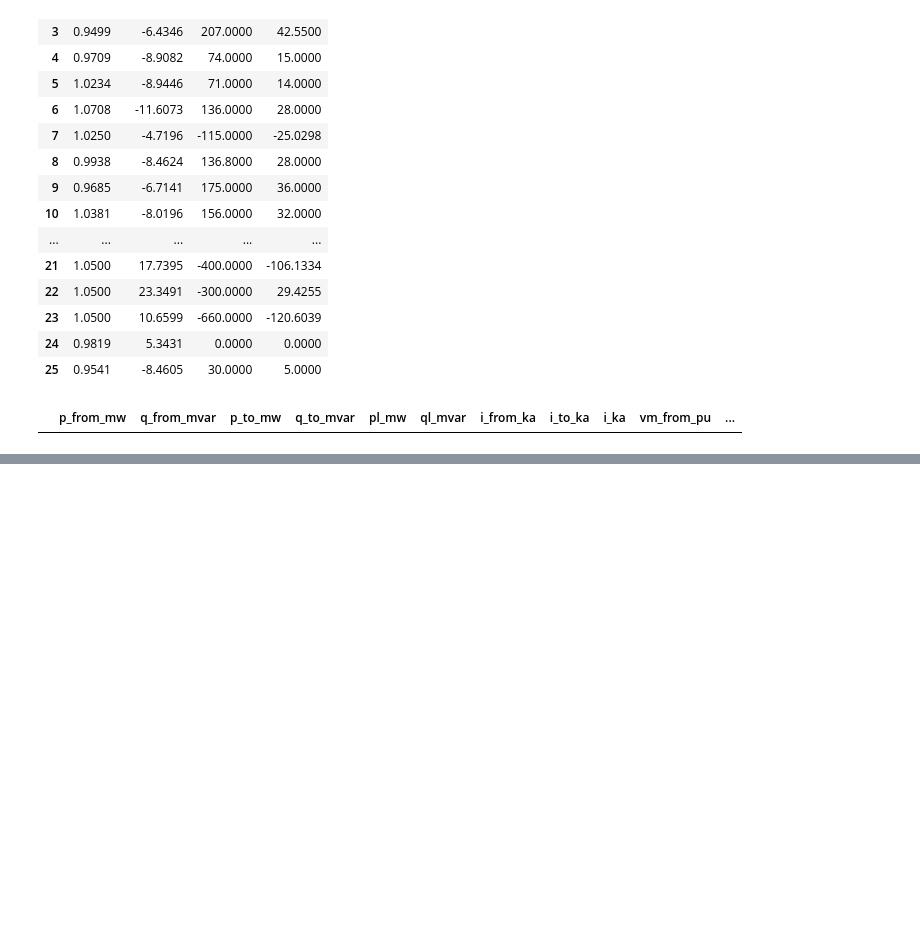
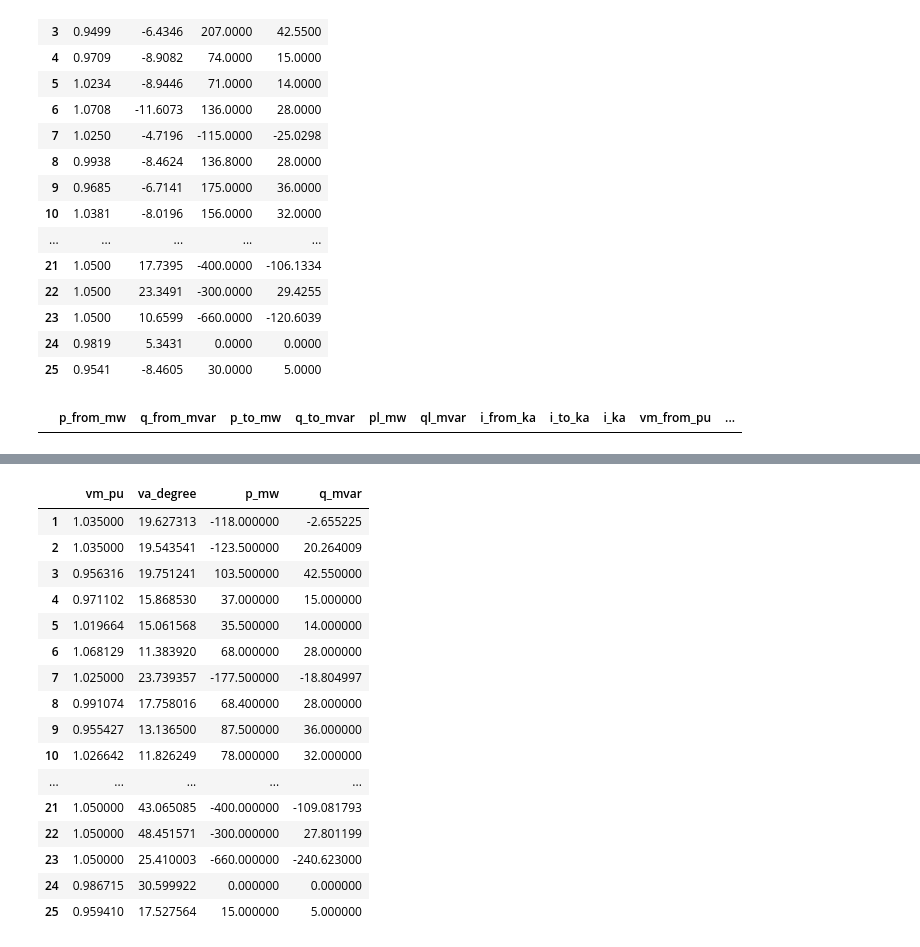
Before and after one commit to kwoong2001/pyomoatoz, a Jupyter notebook: nthPractice/pandapower/case25.ipynb, the cells around one changed output, grey strips where cells are left out. Saved outputs shown, nothing was run; the diff lists cells and outputs as text; code cells hidden in the pictures; blank space fills up the shorter version.

```diff
--- a/nthPractice/pandapower/case25.ipynb
+++ b/nthPractice/pandapower/case25.ipynb
@@ -523,0 +683,20 @@ net.res_line
+# %%
+net.res_bus
+# %% [output]
+|  | vm_pu | va_degree | p_mw | q_mvar |
+| 1 | 1.035000 | 19.627313 | -118.000000 | -2.655225 |
+| 2 | 1.035000 | 19.543541 | -123.500000 | 20.264009 |
+| 3 | 0.956316 | 19.751241 | 103.500000 | 42.550000 |
+| 4 | 0.971102 | 15.868530 | 37.000000 | 15.000000 |
+| 5 | 1.019664 | 15.061568 | 35.500000 | 14.000000 |
+| 6 | 1.068129 | 11.383920 | 68.000000 | 28.000000 |
+| 7 | 1.025000 | 23.739357 | -177.500000 | -18.804997 |
+| 8 | 0.991074 | 17.758016 | 68.400000 | 28.000000 |
+| 9 | 0.955427 | 13.136500 | 87.500000 | 36.000000 |
+| 10 | 1.026642 | 11.826249 | 78.000000 | 32.000000 |
+| ... | ... | ... | ... | ... |
+| 21 | 1.050000 | 43.065085 | -400.000000 | -109.081793 |
+| 22 | 1.050000 | 48.451571 | -300.000000 | 27.801199 |
+| 23 | 1.050000 | 25.410003 | -660.000000 | -240.623000 |
+| 24 | 0.986715 | 30.599922 | 0.000000 | 0.000000 |
+| 25 | 0.959410 | 17.527564 | 15.000000 | 5.000000 |
```
Also changed, not shown: parts of 13 cells of this notebook, 2 other files.
